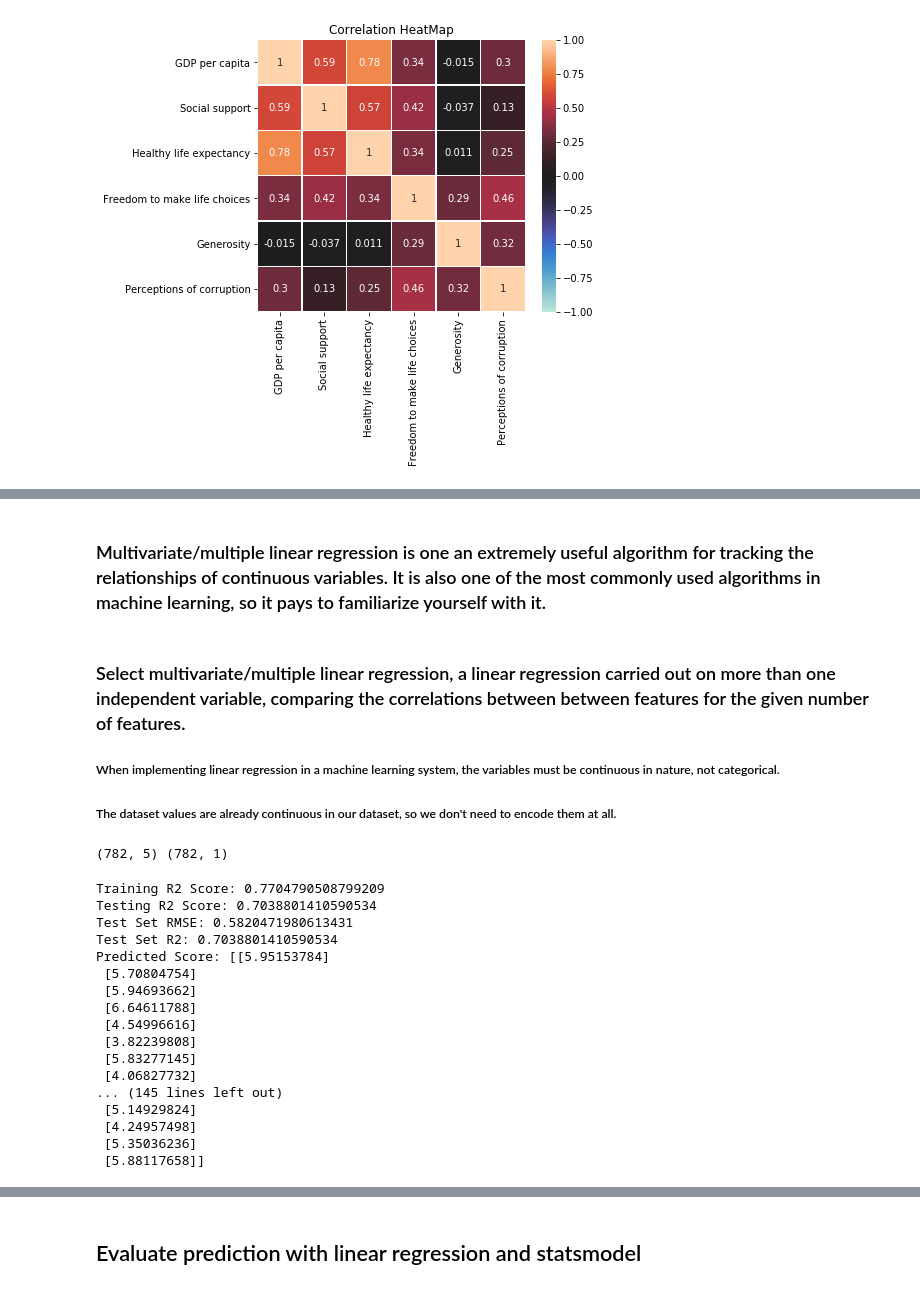
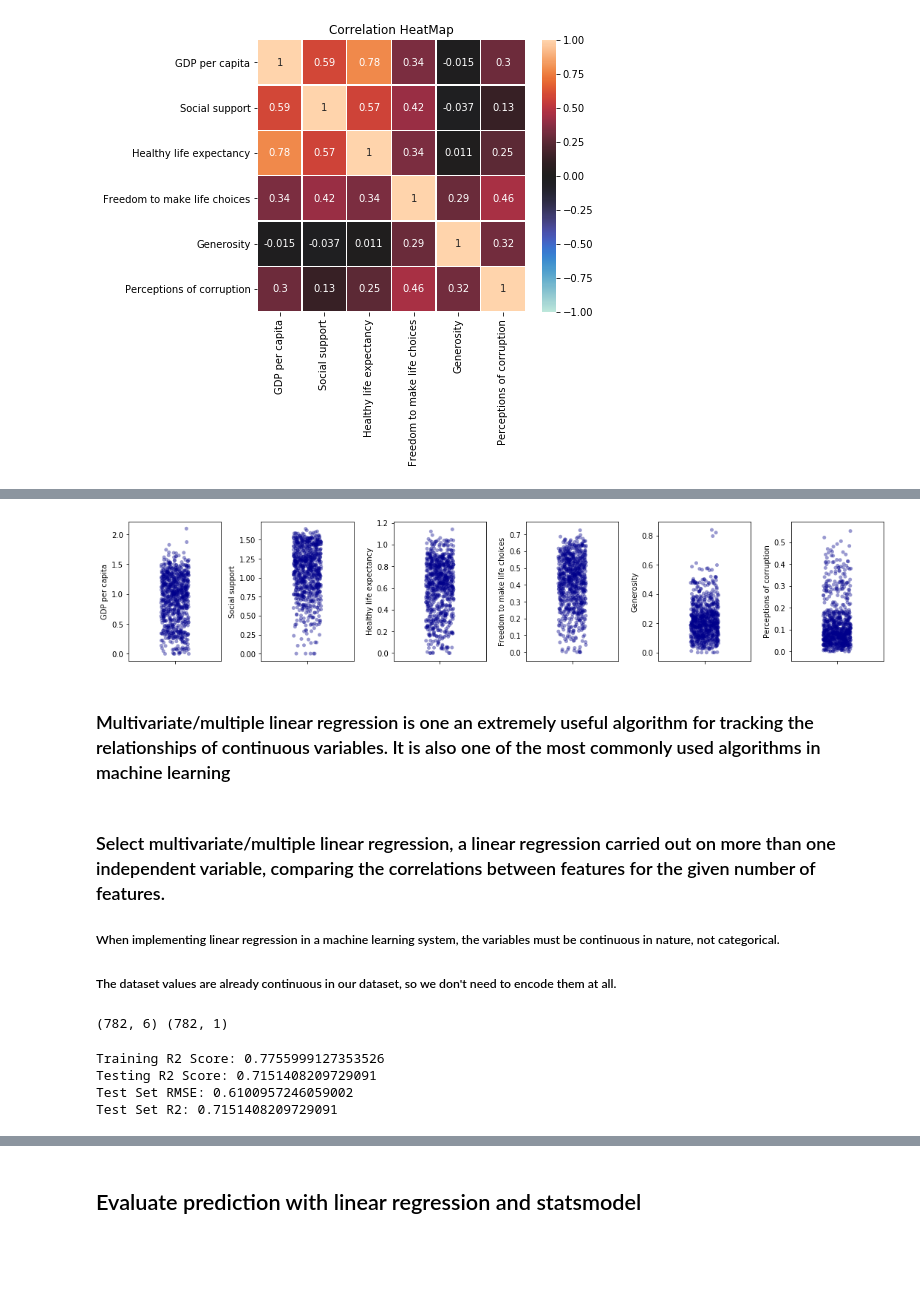
Before and after one commit to mengyin-lee/nw_ds_final_project, a Jupyter notebook: Final_Project_Happiness_ML_Multiple_Regression.ipynb, the cells around one changed output, grey strips where cells are left out. Cells and saved outputs as stored; diff of their text form; code cells hidden in the pictures; blank space fills up the shorter version.

```diff
--- a/Final_Project_Happiness_ML_Multiple_Regression.ipynb
+++ b/Final_Project_Happiness_ML_Multiple_Regression.ipynb
@@ -257,8 +255,27 @@ stripplot_these(sample_df2)
+# %%
+stripplot_df = data_2015to2019[["GDP per capita", "Social support", "Healthy life expectancy", "Freedom to make life choices", "Generosity", "Perceptions of corruption"]]
+plt.figure(figsize=(15, 3))
+
+#function for plotting stripplots given a dataframe
+def stripplot_these(df):
+    for idx, name in enumerate(df.columns):
+        n = idx + 1
+        plt.subplot(1,6,n)
+        sns.stripplot(x=name, data=df, jitter=0.15, orient= 'v', alpha=.4, color = 'darkblue')
+    plt.tight_layout()
+
+    plt.savefig("stripplots6.png")
+
+    plt.show()
+
+stripplot_these(stripplot_df)
+# %% [output]
+[figure, added]
 # %% [markdown]
 
-### Multivariate/multiple linear regression is one an extremely useful algorithm for tracking the relationships of continuous variables. It is also one of the most commonly used algorithms in machine learning, so it pays to familiarize yourself with it.
+### Multivariate/multiple linear regression is one an extremely useful algorithm for tracking the relationships of continuous variables. It is also one of the most commonly used algorithms in machine learning
 # %% [markdown]
-### Select multivariate/multiple linear regression, a linear regression carried out on more than one independent variable, comparing the correlations between between features for the given number of features.
+### Select multivariate/multiple linear regression, a linear regression carried out on more than one independent variable, comparing the correlations between features for the given number of features.
 ##### When implementing linear regression in a machine learning system, the variables must be continuous in nature, not categorical.
 ##### The dataset values are already continuous in our dataset, so we don't need to encode them at all.
 # %%
@@ -268,7 +285,7 @@ stripplot_these(sample_df2)
 #                      "Freedom to make life choices", "Generosity", "Perceptions of corruption"]]
 
 X = data_2015to2019[["GDP per capita", "Social support", "Healthy life expectancy",
-                     "Freedom to make life choices", "Generosity"]]
+                     "Freedom to make life choices", "Generosity","Perceptions of corruption"]]
 
 y = data_2015to2019["Score"].values.reshape(-1, 1)
 
@@ -277,7 +294,7 @@ data_2015to2019.dropna(inplace = True)
 
 print(X.shape, y.shape)
 # %% [output]
-(782, 5) (782, 1)
+(782, 6) (782, 1)
 # %%
 # Use train_test_split to create training and testing data
 # train_test_split is a function in Sklearn model selection for splitting data arrays into two subsets:
@@ -325,6 +342,9 @@ print(f"Testing R2 Score: {testing_score}")
 # We'll now check the predictions against the actual values by using the RMSE and R-2 metrics,
 # two metrics commonly used to evaluate regression tasks:
 
+# Prediction
+pred = model.predict(X_test)
+
 # Note that for rmse, the lower that value is, the better the fit
 testset_rmse = (np.sqrt(mean_squared_error(y_test, pred)))
 
@@ -337,31 +357,16 @@ print(f"Test Set R2: {testset_r2}")
 # print(testset_rmse)
 # print(testset_r2)
 
-# Prediction
-pred = model.predict(X_test)
 
-print(f"Predicted Score: {pred}")
+# print(f"Predicted Score: {pred}")
 
 # score = model.score(X_train, y_train)
 # print(f"R2 Score: {score}")
 # %% [output]
-Training R2 Score: 0.7704790508799209
-Testing R2 Score: 0.7038801410590534
-Test Set RMSE: 0.5820471980613431
-Test Set R2: 0.7038801410590534
-Predicted Score: [[5.95153784]
- [5.70804754]
- [5.94693662]
- [6.64611788]
- [4.54996616]
- [3.82239808]
- [5.83277145]
- [4.06827732]
-... (145 lines left out)
- [5.14929824]
- [4.24957498]
- [5.35036236]
- [5.88117658]]
+Training R2 Score: 0.7755999127353526
+Testing R2 Score: 0.7151408209729091
+Test Set RMSE: 0.6100957246059002
+Test Set R2: 0.7151408209729091
 # %%
 # Plot the Residuals for the Training and Testing data
 
```
Also changed, not shown: parts of 9 cells of this notebook.
